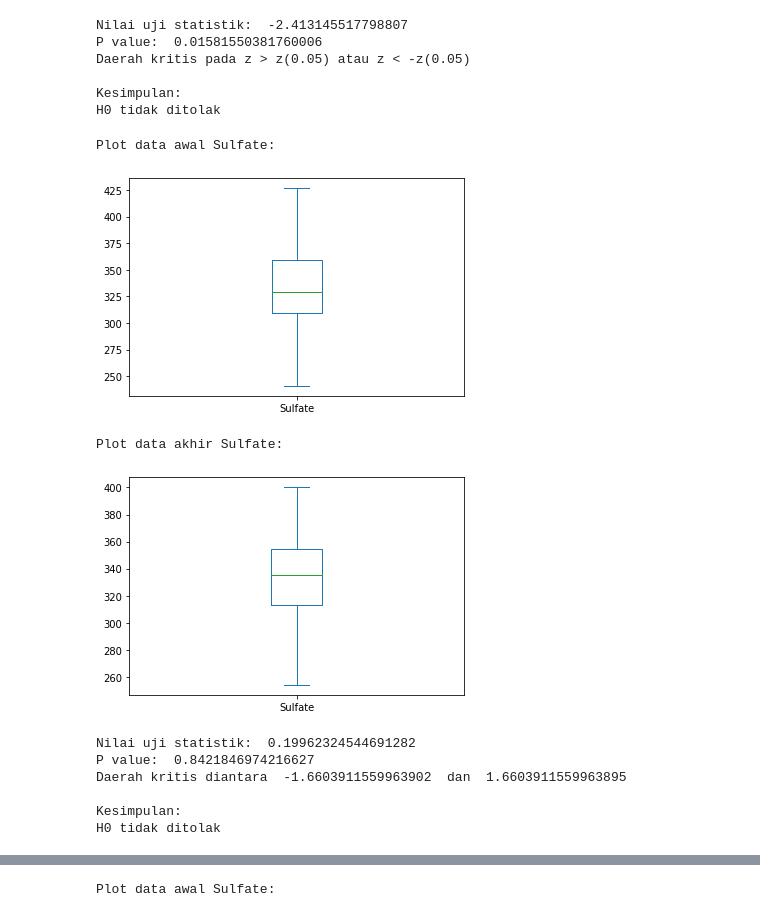
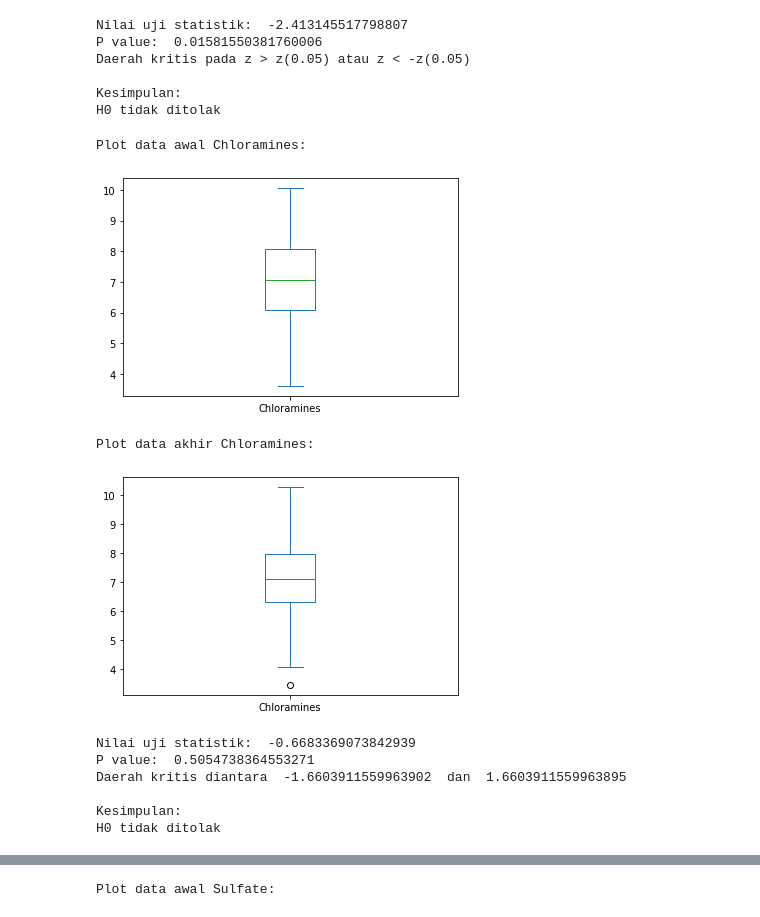
Before and after one commit to StevenSiahaann/Tubes-Probstat, a Jupyter notebook: Tubes-Probstat.ipynb, the cells around one changed output, grey strips where cells are left out. Saved outputs shown, nothing was run; the diff lists cells and outputs as text; code cells hidden in the pictures.

```diff
--- a/Tubes-Probstat.ipynb
+++ b/Tubes-Probstat.ipynb
@@ -25,7 +25,7 @@ from statsmodels.stats import weightstats as stests
 from statsmodels.stats.proportion import proportions_ztest
 #read file
 path=r"D:\Semester 4\Probstat\Tubes-Probstat\water_potability.csv"
-df = pd.read_csv(path,names=["id", "pH", "Hardness", "Solids", "Chloramines", "Sulfate", "Conductivity", "OrganicCarbon", "", "Trihalomethanes", "Turbidity", "Potability"])
+df = pd.read_csv(path,names=["id", "pH", "Hardness", "Solids", "Chloramines", "Sulfate", "Conductivity", "OrganicCarbon", "Trihalomethanes", "Turbidity", "Potability"])
 #print(df)
 # %%
 def nomor1(nama):
@@ -291,43 +291,43 @@ c. Rata-rata 100 baris pertama kolom Chloramines sama dengan 100 baris terakhirn
 alpha = 0.05
 
 # data bagian awal
-df1 = df['Sulfate'][:100]
+df1 = df['Chloramines'][:100]
 # data bagian akhir
-df2 = df['Sulfate'][1910:2010]
+df2 = df['Chloramines'][1910:2010]
 
 # plot data
-print('Plot data awal Sulfate:')
+print('Plot data awal Chloramines:')
 df1.plot.box()
 plt.show()
-print('Plot data akhir Sulfate:')
+print('Plot data akhir Chloramines:')
 df2.plot.box()
 plt.show()
 
 # uji statistik (t test)
 tstat, pval = stats.ttest_rel(df1, df2)
 print('Nilai uji statistik: ', tstat)
 
 # P value
 print('P value: ', pval)
 
 # Daerah kritis
 x = stats.t.ppf(alpha, len(df1)-1)
 y = stats.t.ppf(1-alpha, len(df2)-1)
 print('Daerah kritis diantara ', x, ' dan ', y)
 
 # Kesimpulan
 print('\nKesimpulan:')
 if (alpha > pval):
     print('H0 ditolak')
 else:
     print('H0 tidak ditolak')
 # %% [output]
-Plot data awal Sulfate:
+Plot data awal Chloramines:
-[figure, old version]
+[figure, new version]
-Plot data akhir Sulfate:
+Plot data akhir Chloramines:
-[figure, old version]
+[figure, new version]
-Nilai uji statistik:  0.19962324544691282
-P value:  0.8421846974216627
+Nilai uji statistik:  -0.6683369073842939
+P value:  0.5054738364553271
 Daerah kritis diantara  -1.6603911559963902  dan  1.6603911559963895
 
 Kesimpulan:
```
Also changed, not shown: parts of 2 cells of this notebook.
